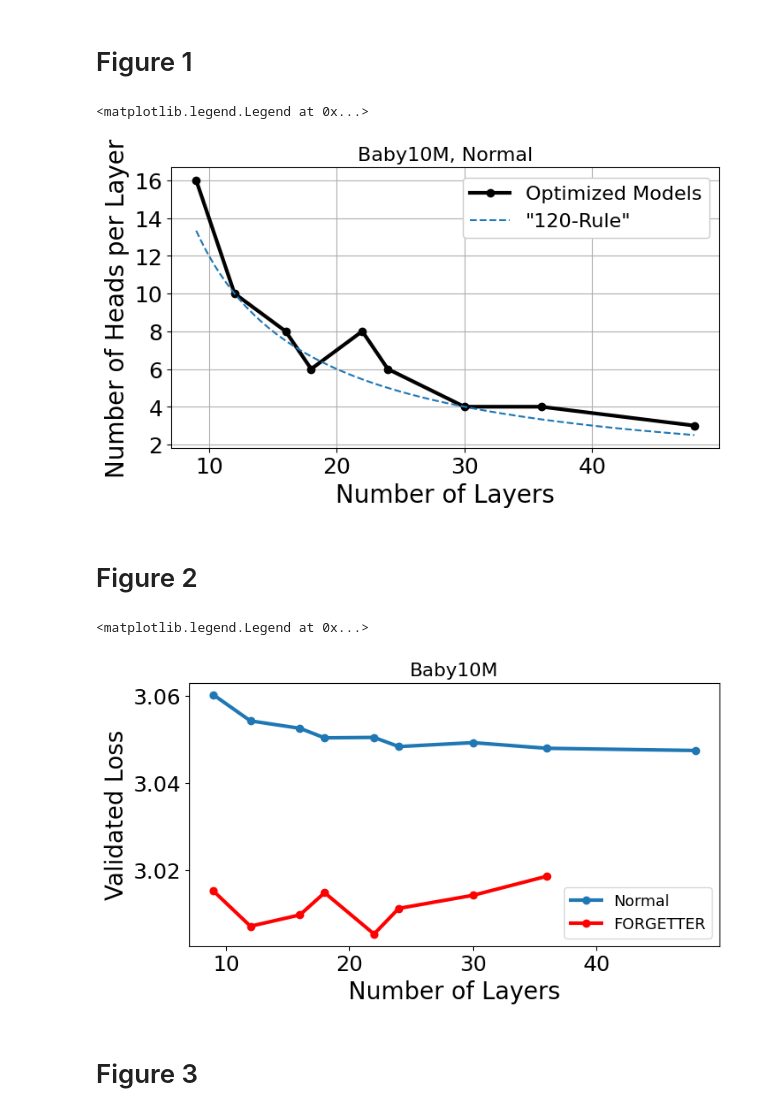
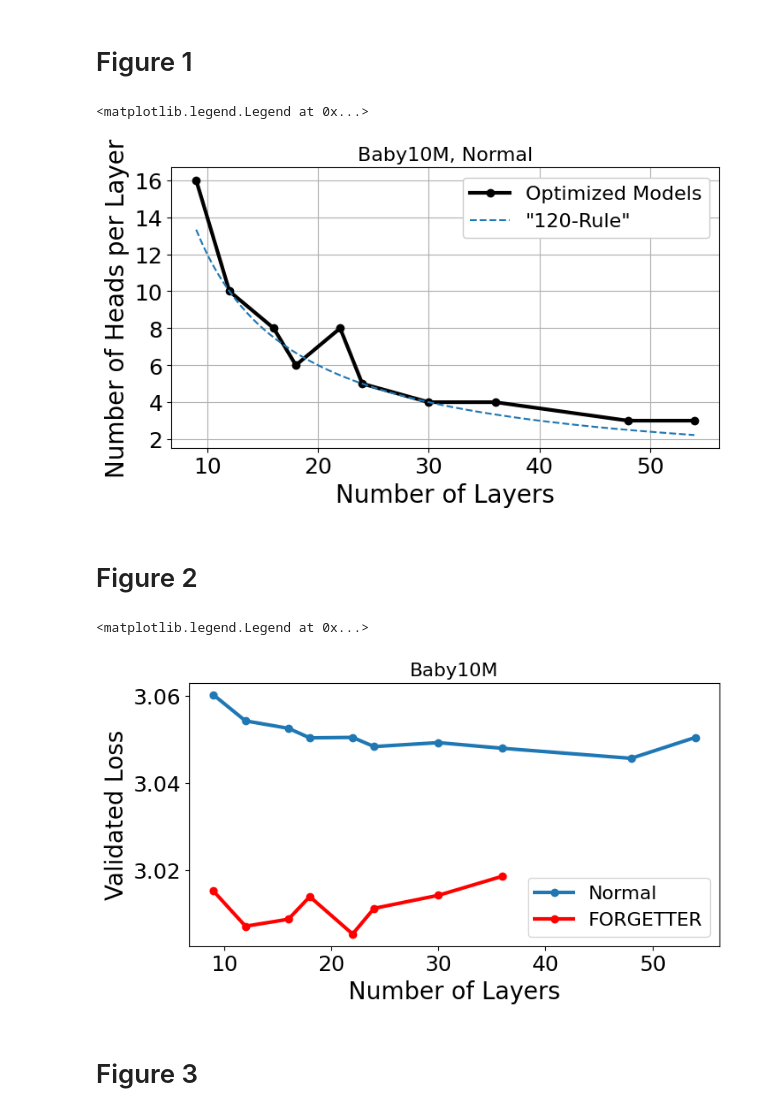
Before and after one commit to keiji-miura/FORGETTER-BabyLM, a Jupyter notebook: Figure_BabyLM.ipynb, the cells around one changed output. Saved outputs shown, nothing was run; the diff lists cells and outputs as text; code cells hidden in the pictures.

```diff
--- a/Figure_BabyLM.ipynb
+++ b/Figure_BabyLM.ipynb
@@ -4,11 +4,11 @@
 # Figure 1
 # %%
 import matplotlib.pyplot as plt; plt.figure(figsize=(8,4.12))
-Layers =  [ 9, 12, 16, 18, 22,  24, 30, 36, 48]
-N_heads = [16, 10,  8,  6,  8,   6,  4,  4,  3]
+Layers =  [ 9, 12, 16, 18, 22,  24, 30, 36, 48, 54]
+N_heads = [16, 10,  8,  6,  8,   5,  4,  4,  3,  3]
 
-x = [x/10 for x in range(90,481)]
-y = [120/x*10 for x in range(90,481)]
+x = [x/10 for x in range(90,541)]
+y = [120/x*10 for x in range(90,541)]
 plt.plot(Layers, N_heads, "-ok", linewidth=3, label="Optimized Models")
 plt.plot(x,  y, "--", label='"120-Rule"')
 plt.xlabel('Number of Layers', fontsize=20)
@@ -20,26 +20,26 @@ plt.title("Baby10M, Normal", fontsize=16)
 plt.legend(loc="upper right", fontsize=16, facecolor="white", framealpha=1)
 # %% [output]
 <matplotlib.legend.Legend at 0x...>
-[figure, old version]
+[figure, new version]
 # %% [markdown]
 # Figure 2
 # %%
 import matplotlib.pyplot as plt; plt.figure(figsize=(8,4))
-Layers =   [     9,     12,     16,     18,     22,     24,     30,     36,     48]
-Val_loss = [3.0603, 3.0543, 3.0526, 3.0504, 3.0505, 3.0484, 3.0493, 3.0480, 3.0475]
+Layers =   [     9,     12,     16,     18,     22,     24,     30,     36,     48,     54]
+Val_loss = [3.0603, 3.0543, 3.0526, 3.0504, 3.0505, 3.0484, 3.0493, 3.0480, 3.0457, 3.0505]
 LayersF=   [     9,     12,     16,     18,     22,     24,     30,     36]
-Val_lossF= [3.0152, 3.0071, 3.0097, 3.0148, 3.0053, 3.0112, 3.0142, 3.0186]
+Val_lossF= [3.0152, 3.0071, 3.0087, 3.0139, 3.0053, 3.0112, 3.0142, 3.0186]
 
 plt.plot(Layers, Val_loss, "-o", linewidth=3, label="Normal")
 plt.plot(LayersF,Val_lossF, "-or", linewidth=3, label="FORGETTER")
 plt.xlabel('Number of Layers', fontsize=20)
 plt.ylabel('Validated Loss', fontsize=20)
 plt.tick_params(labelsize=18)
 plt.title("Baby10M", fontsize=16)
-plt.legend(loc="lower right", fontsize=13)
+plt.legend(loc="lower right", fontsize=16)
 # %% [output]
 <matplotlib.legend.Legend at 0x...>
-[figure, old version]
+[figure, new version]
 # %% [markdown]
 # Figure 3
 # %%
```
Also changed, not shown: parts of 8 cells of this notebook.
